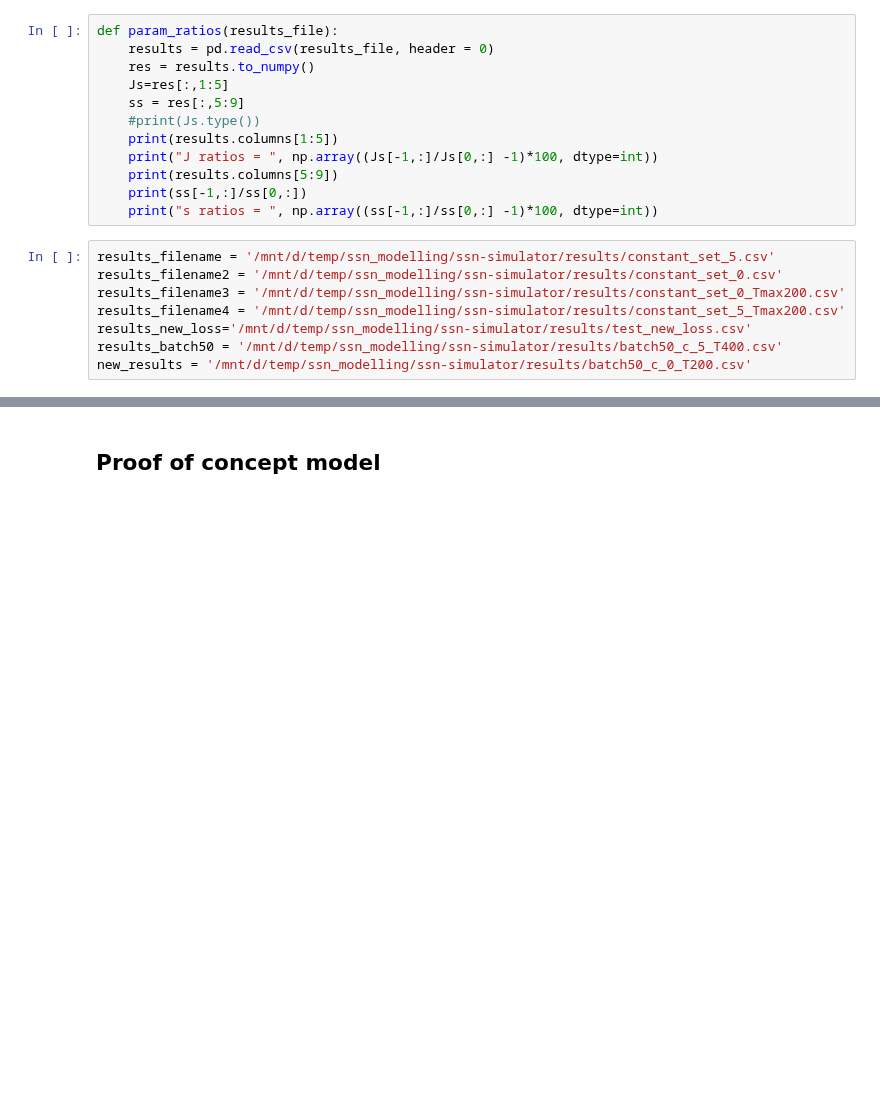
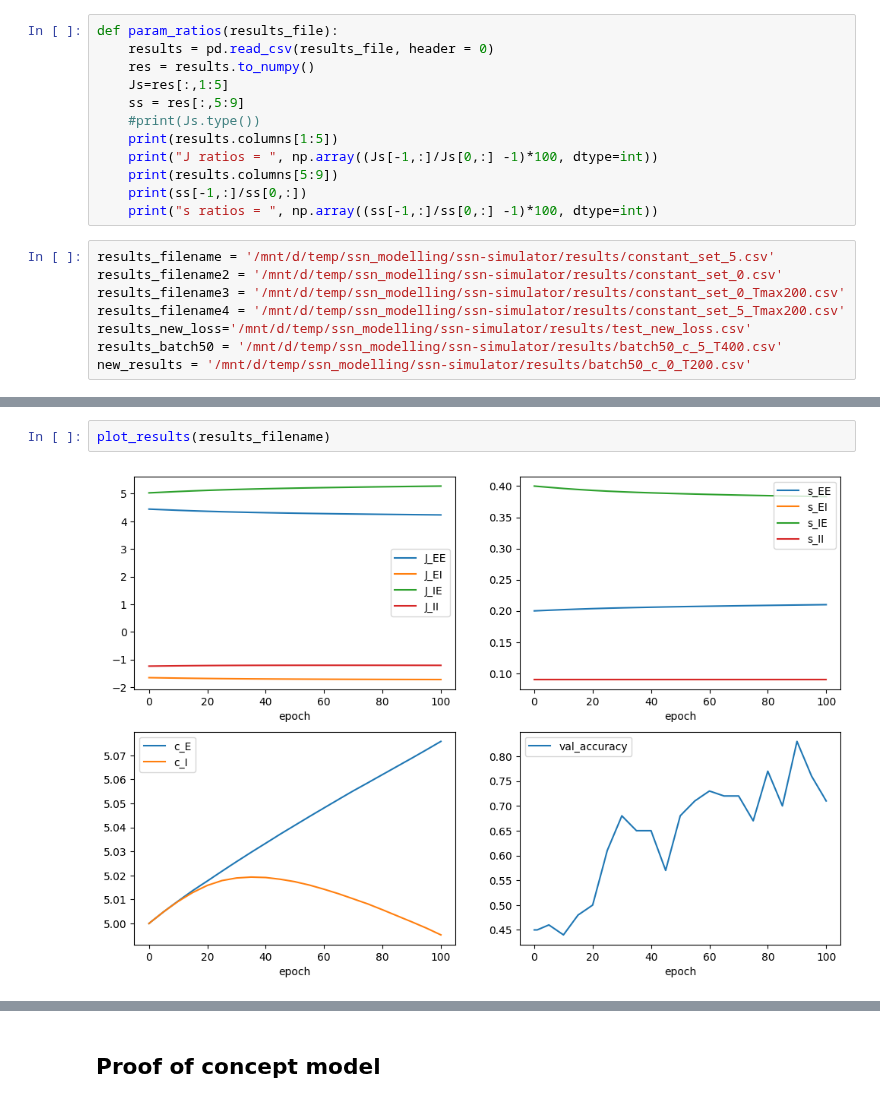
Before and after one commit to clarapecci/SSN_VPL, a Jupyter notebook: 2D_model_new_constant.ipynb, the cells around one changed output, grey strips where cells are left out. Saved outputs shown, nothing was run; the diff lists cells and outputs as text; blank space fills up the shorter version.

```diff
--- a/2D_model_new_constant.ipynb
+++ b/2D_model_new_constant.ipynb
@@ -503,0 +498,4 @@ plot_results(results_filename2, title='Tmax = 400, constant = 0')
+# %%
+plot_results(results_filename)
+# %% [output]
+[figure, added]
```
Also changed, not shown: parts of 20 cells of this notebook.
